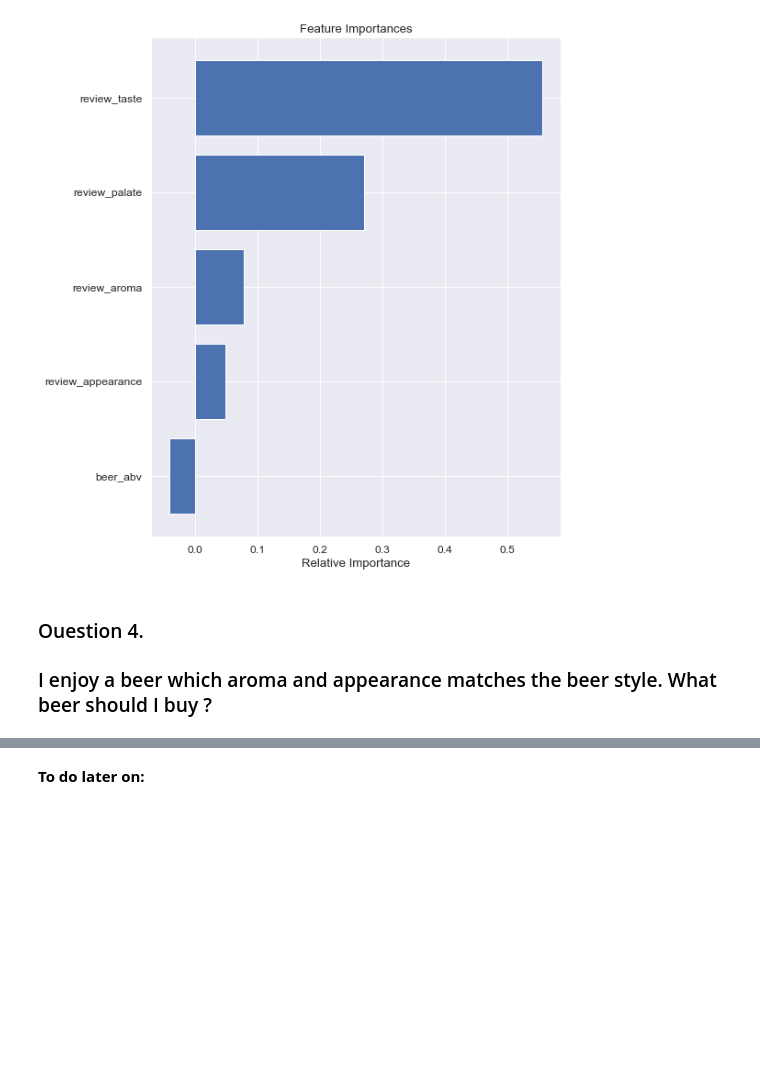
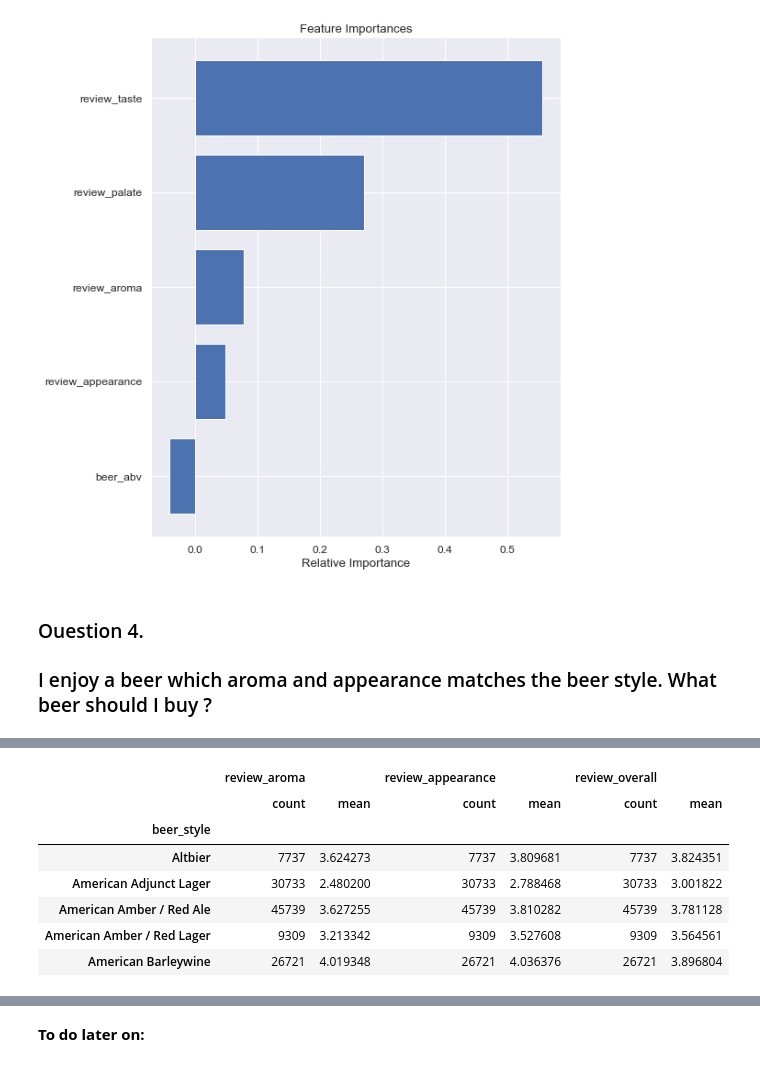
Before and after one commit to Dorota-Toskania/BeerAdvocate, a Jupyter notebook: Beeradvocate_final.ipynb, the cells around one changed output, grey strips where cells are left out. Saved outputs shown, nothing was run; the diff lists cells and outputs as text; code cells hidden in the pictures; blank space fills up the shorter version.

```diff
--- a/Beeradvocate_final.ipynb
+++ b/Beeradvocate_final.ipynb
@@ -694,0 +712,12 @@ plt.show()
+# %%
+df_style = df_style.groupby(['beer_style']).agg(['count','mean'])
+df_style.head()
+# %% [output]
+|  | review_aroma |  | review_appearance |  | review_overall |  |
+|  | count | mean | count | mean | count | mean |
+| beer_style |  |  |  |  |  |  |
+| Altbier | 7737 | 3.624273 | 7737 | 3.809681 | 7737 | 3.824351 |
+| American Adjunct Lager | 30733 | 2.480200 | 30733 | 2.788468 | 30733 | 3.001822 |
+| American Amber / Red Ale | 45739 | 3.627255 | 45739 | 3.810282 | 45739 | 3.781128 |
+| American Amber / Red Lager | 9309 | 3.213342 | 9309 | 3.527608 | 9309 | 3.564561 |
+| American Barleywine | 26721 | 4.019348 | 26721 | 4.036376 | 26721 | 3.896804 |
```
Also changed, not shown: parts of 8 cells of this notebook.
